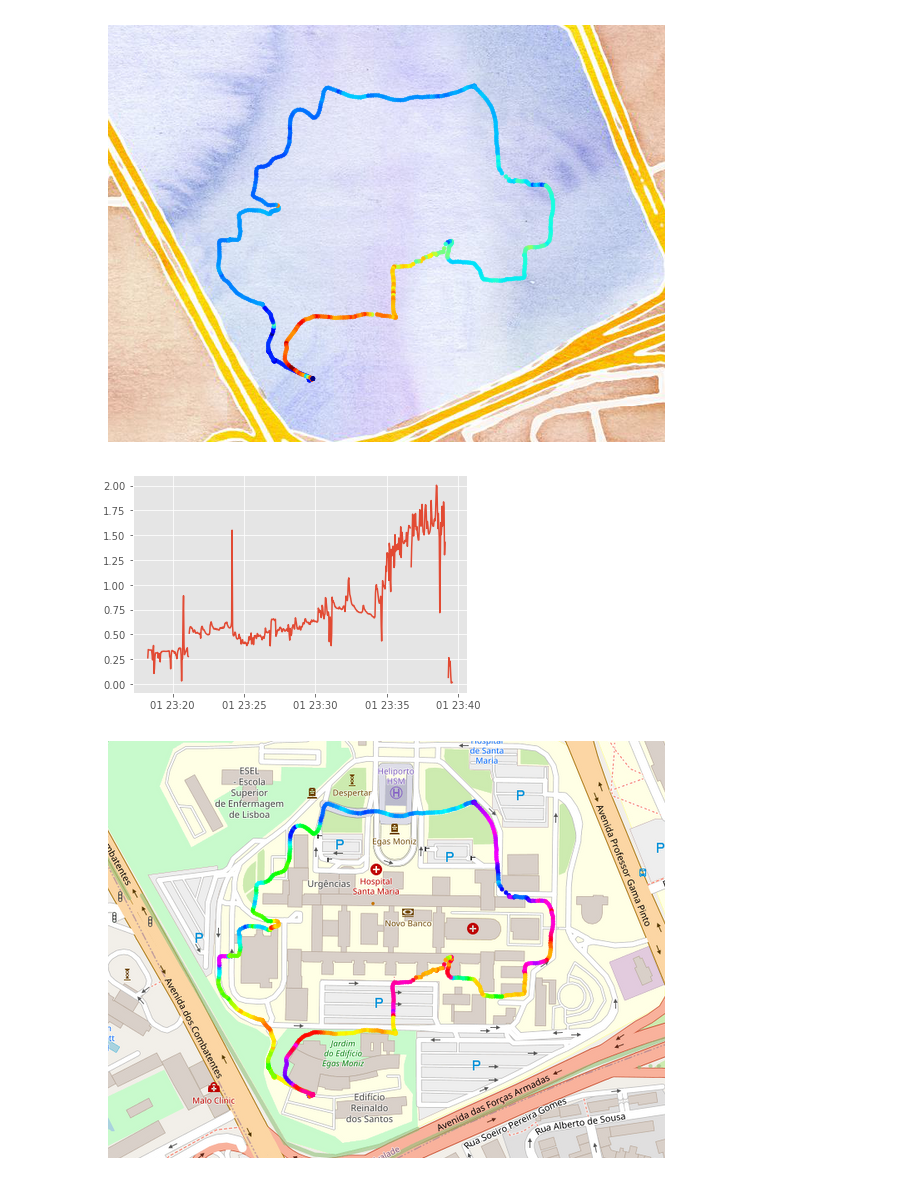
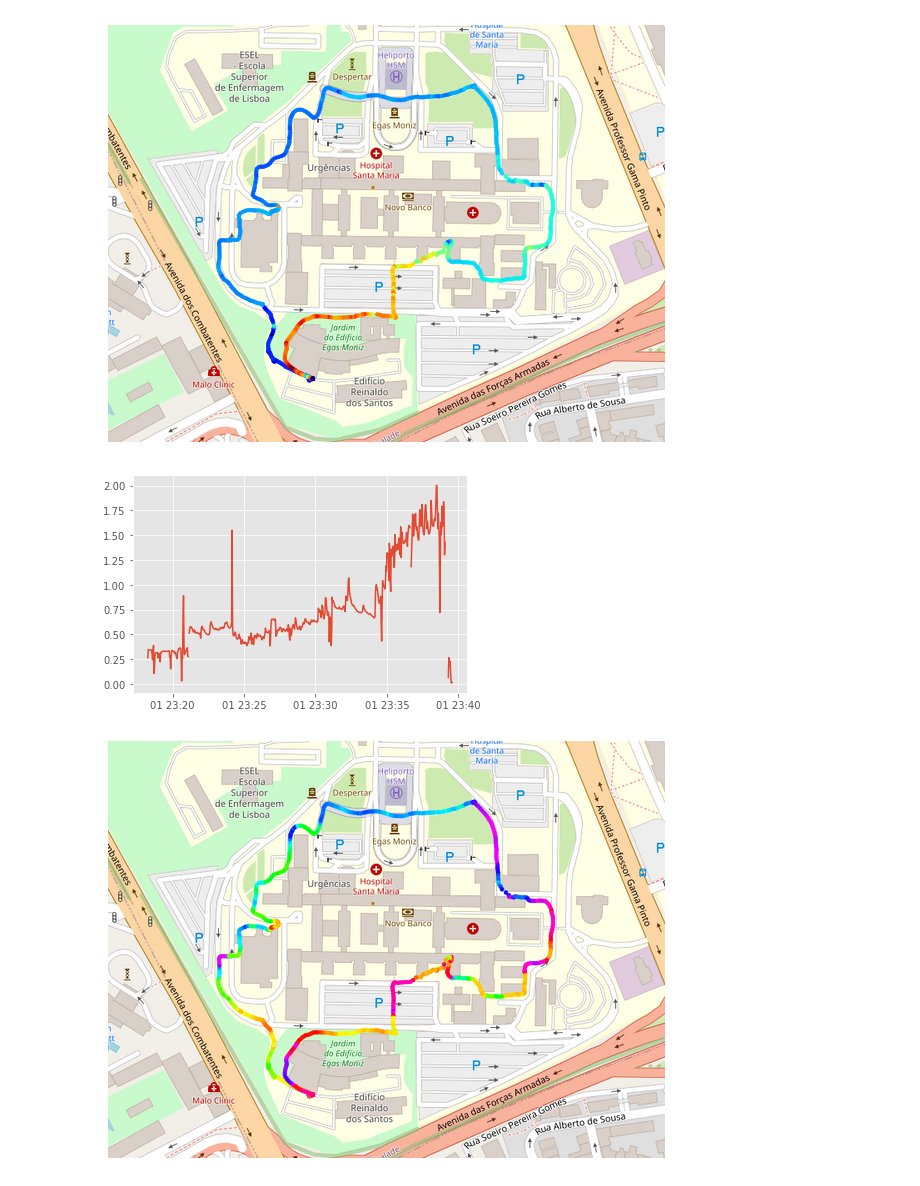
Before and after one commit to emotional-cities/pluma-experiments, a Jupyter notebook: Experiment/Analysis/AnalysisCode/Demo_API.ipynb, the cells around one changed output. Cells and saved outputs as stored; diff of their text form; code cells hidden in the pictures.

```diff
--- a/Experiment/Analysis/AnalysisCode/Demo_API.ipynb
+++ b/Experiment/Analysis/AnalysisCode/Demo_API.ipynb
@@ -51,13 +85,13 @@ plt.show()
 # %%
 resampled = resample_temporospatial(dataset.streams.Empatica.data.E4_Gsr["Value"], dataset.georeference)
 
-fig = showmap(resampled, figsize=(10,10), tiles= tiles)
+fig = showmap(resampled, figsize=(10,10))
 plt.show()
 plt.figure
 plt.plot(resampled.Data)
 plt.show()
 # %% [output]
-[figure, old version]
+[figure, new version]
 [figure]
 # %%
 from EmotionalCities.Processing.resampling import resample_temporospatial_circ
```
Also changed, not shown: parts of 7 cells of this notebook, 21 other files.
